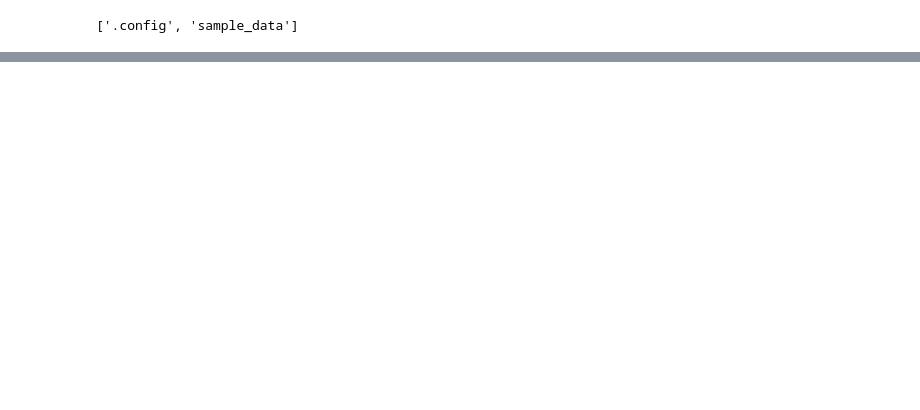
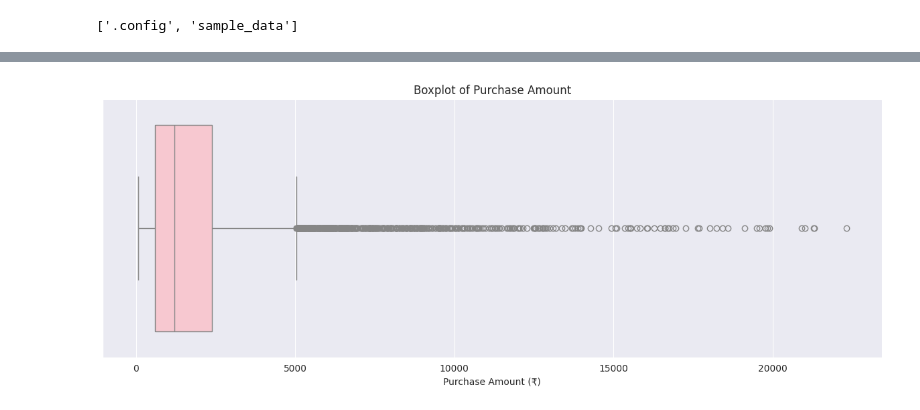
Before and after one commit to barkathunisa17/Ecommerce_Customer_Segmentation_Project, a Jupyter notebook: Ecommerce_Customer_Segmentation_DataProcessing.ipynb, the cells around one changed output, grey strips where cells are left out. Cells and saved outputs as stored; diff of their text form; code cells hidden in the pictures; blank space fills up the shorter version.

```diff
--- a/Ecommerce_Customer_Segmentation_DataProcessing.ipynb
+++ b/Ecommerce_Customer_Segmentation_DataProcessing.ipynb
@@ -21,0 +78,7 @@ df.head()
+# %%
+# Make a copy of the original dataset
+df_clean = df.copy()
+# %%
+
+# Remove duplicate rows
+df_clean = df_clean.drop_duplicates()
@@ -21,0 +223,19 @@ df.head()
+# %%
+# Set visualization style
+sns.set_style("darkgrid")
+
+# Create figure
+plt.figure(figsize=(8, 5))
+
+# Histogram of Purchase Amount
+sns.histplot(
+    df_clean['Purchase Amount (₹)'],
+    bins=30,
+    kde=True,
+    color='steelblue'
+)
+
+plt.title('Distribution of Purchase Amount')
+plt.xlabel('Purchase Amount (₹)')
+plt.ylabel('Number of Customers')
+plt.show()
@@ -21,0 +244,13 @@ df.head()
+# %%
+plt.figure(figsize=(15, 5))
+
+sns.boxplot(
+    x=df_clean['Purchase Amount (₹)'],
+    color='pink'
+)
+
+plt.title('Boxplot of Purchase Amount')
+plt.xlabel('Purchase Amount (₹)')
+plt.show()
+# %% [output]
+[figure, added]
```
Also changed, not shown: parts of 19 cells of this notebook.
